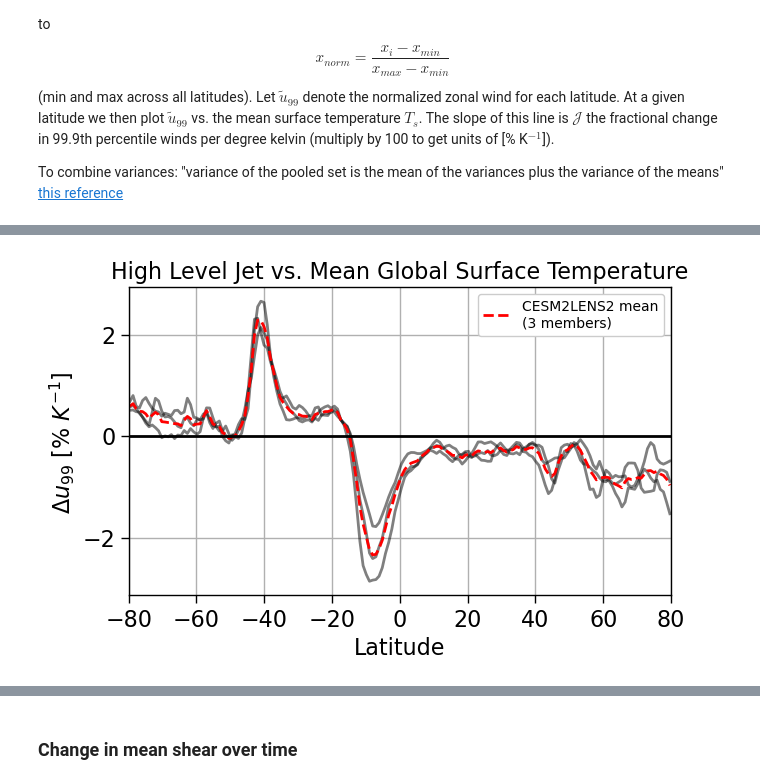
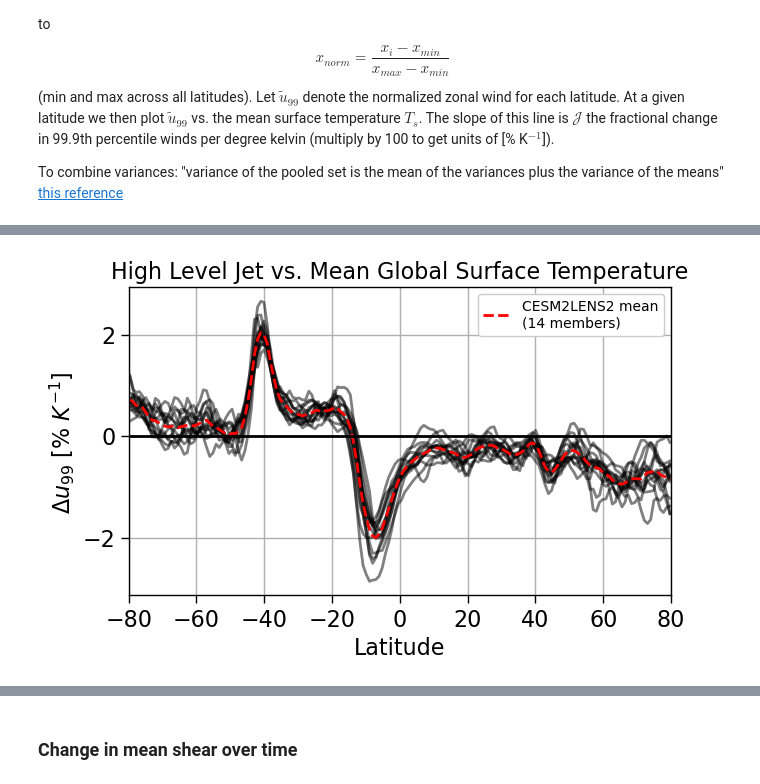
Before and after one commit to ivalencius/winds-of-change, a Jupyter notebook: CESMLENS2.ipynb, the cells around one changed output, grey strips where cells are left out. Drawn from its saved outputs; the diff is of its cells as text; code cells hidden in the pictures.

Commit message:
moved data to work dir, all member thermal wind plot

```diff
--- a/CESMLENS2.ipynb
+++ b/CESMLENS2.ipynb
@@ -1158,7 +1141,7 @@ for member in tqdm(members, desc=f"{sim} - Loading members..."):
     add_percentiles = xr.combine_by_coords([winds, percentiles])
     merged = xr.combine_by_coords([add_percentiles, surface_temp]).load()
     # Save data just in case
-    member_name = f'data/jet-data/jet-{sim}-{member}.nc'
+    member_name = f'/glade/work/valencig/data/jet-data/jet-{sim}-{member}.nc'
     merged.to_netcdf(member_name)
 
 # save_name = f'data/jet-data/jet-{sim}.nc'
@@ -1168,18 +1151,16 @@ for member in tqdm(members, desc=f"{sim} - Loading members..."):
 ## Load Data
 # %%
 # Eliminate the poles
-jet_files = glob('./data/jet-data/*')
+jet_files = sorted(glob('/glade/work/valencig/data/jet-data/*'))
 print(f'Number of realizations: {len(jet_files)}')
 jet_names = [f[-11:-3] for f in jet_files]
-jet_arrays = []
+jet_arrays_no_poles = []
 for f in jet_files:
-    jet_arrays.append(xr.load_dataset(f))
-
-quantiles = xr.concat(jet_arrays, pd.Index(jet_names, name='realization'))
-print('Masking the poles')
-quantiles = quantiles.sel(lat=slice(-80, 80))
+    jet_arrays_no_poles.append(xr.open_dataset(f, chunks={"lat":12}).sel(lat=slice(-80,80)))
+print('Combining arrays')
+quantiles = xr.concat(jet_arrays_no_poles, pd.Index(jet_names, name='realization'))#.persist()
 print('Getting the hemispheres')
-NH = quantiles.sel(lat=slice(20, 60))#.where((quantiles.lat > 20) & (quantiles.lat < 60), drop=True)
-SH = quantiles.sel(lat=slice(-60,-20))#.where((quantiles.lat < -20) & (quantiles.lat > -60), drop=True)
+NH = quantiles.sel(lat=slice(20, 60))#.compute().load()
+SH = quantiles.sel(lat=slice(-60,-20))#.compute().load()
 quantiles
 # %% [output]
@@ -1213,16 +1229,21 @@ Let $u_{99}$ denote the 99th percentile wind defined on [time lat]. To get fract
 To combine variances: "variance of the pooled set is the mean of the variances plus the variance of the means" [this reference](https://arxiv.org/ftp/arxiv/papers/1007/1007.1012.pdf)
 # %%
 def get_frac_change(winds, Ts):
+    # print(winds)
     # Array is in shape [time, longitude]
     wind_values = winds.flatten()
+    # print(np.shape(wind_values))
+    # print(np.shape(Ts))
+    assert np.shape(wind_values) == np.shape(Ts)
     good_idx = np.isfinite(wind_values)
     reg = scipy.stats.linregress(wind_values[good_idx], Ts[good_idx])
     return reg.slope
 
 def get_std(winds, Ts):
     wind_values = winds.flatten()
+    assert np.shape(wind_values) == np.shape(Ts)
     good_idx = np.isfinite(wind_values)
-    good_Ts = Ts.flatten()[good_idx]
+    good_Ts = Ts[good_idx]
     reg = scipy.stats.linregress(wind_values[good_idx], good_Ts)
     return reg.stderr*np.sqrt(len(good_Ts))
 # %%
@@ -1236,50 +1257,43 @@ for r in range(len(U200_normalized_jet.realization)):
     Ts = np.repeat(quantiles.isel(realization=r).TS.values, len(quantiles.lon))
     realization_frac_change = xr.apply_ufunc(
         get_frac_change,
-        U200_normalized_jet.isel(realization=r),
+        U200_normalized_jet.isel(realization=r).load(),#.chunk(dict(lat=1)),
         input_core_dims=[['time', 'lon']], output_core_dims=[[]],
         kwargs={'Ts': Ts},
-        dask = 'allowed', vectorize = True
+        dask = 'allowed',
+        vectorize = True
     )
     fractional_change_list.append(realization_frac_change)
 frac_change = xr.concat(fractional_change_list, pd.Index(jet_names, name='realization'))
-
-# frac_std = xr.apply_ufunc(
-#     get_std,
-#     U200_normalized_jet,
-#     input_core_dims=[['time', 'lon']], output_core_dims=[[]],
-#     kwargs={'Ts': Ts},
-#     dask = 'allowed', vectorize = True
-# )
 
 fig, ax = plt.subplots(figsize=(7,4))
 lats = frac_change.lat
 for realization in U200_normalized_jet.realization:
     realization_change = frac_change.sel(realization=realization)
     # realization_std = frac_std.sel(realization=realization)
     ax.plot(lats, realization_change, color='k', alpha=0.5)
     # ax.fill_between(lats, realization_change-realization_std, realization_change+realization_std, alpha=1, edgecolor='k', facecolor="None", linestyle=':')
 
 mean_trend = frac_change.mean('realization')
 ax.plot(lats, mean_trend, color='red', linestyle='--', label=f'CESM2LENS2 mean\n({len(jet_files)} members)')
 
 # var_in_means = frac_change.var('realization')
 # mean_of_variances = (frac_std**2).mean('realization')
 # std_combined = np.sqrt(mean_of_variances + var_in_means)
 # ax.fill_between(lats, mean_trend-std_combined, mean_trend+std_combined, alpha=0.1, color='red', label=r'$\pm \sigma$')
 
 ax.hlines(0, -80, 80, color='k')
 ax.set_ylabel(r'$\Delta u_{99} \ [\% \ K^{-1}]$ ')
 ax.set_xlabel('Latitude')
 ax.set_title('High Level Jet vs. Mean Global Surface Temperature')
 ax.set_xlim(-80, 80)
 ax.grid(True)
 ax.legend(fontsize=10, framealpha=1)
 plt.savefig('figures/global-jet/u99_vs_K.png' ,dpi=300, bbox_inches='tight', pad_inches=0.1)
 plt.show()
 # %% [output]
 [interactive output not drawn]
-[figure, old version]
+[figure, new version]
 # %%
 U200_99percentile_value.mean('realization').plot()
 U200_99percentile.mean(['time', 'lon', 'realization']).plot()
```
Also changed, not shown: parts of 3 cells of this notebook, 17 other files.
